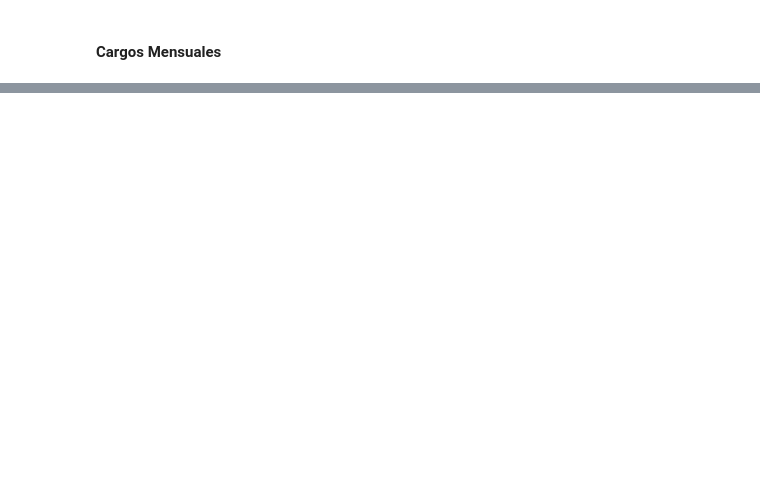
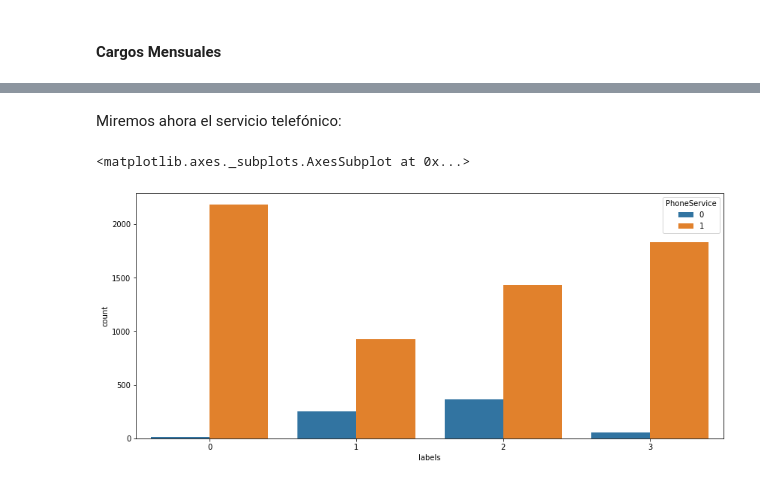
Before and after one commit to jarealess/CursosKaggle, a Jupyter notebook: Trabajo_Final_CRP.ipynb, the cells around one changed output, grey strips where cells are left out. Saved outputs shown, nothing was run; the diff lists cells and outputs as text; code cells hidden in the pictures; blank space fills up the shorter version.

```diff
--- a/Trabajo_Final_CRP.ipynb
+++ b/Trabajo_Final_CRP.ipynb
@@ -1030,0 +1024,9 @@ Name: MonthlyChargesCategory, dtype: int64
+# %% [markdown]
+Miremos ahora el servicio telefónico:
+# %%
+## Distribución de Método de Pago en cada grupo
+plt.figure(figsize=(14,6))
+sns.countplot(x='labels', hue='PhoneService', data=data2)
+# %% [output]
+<matplotlib.axes._subplots.AxesSubplot at 0x...>
+[figure, added]
```
Also changed, not shown: parts of 59 cells of this notebook.
